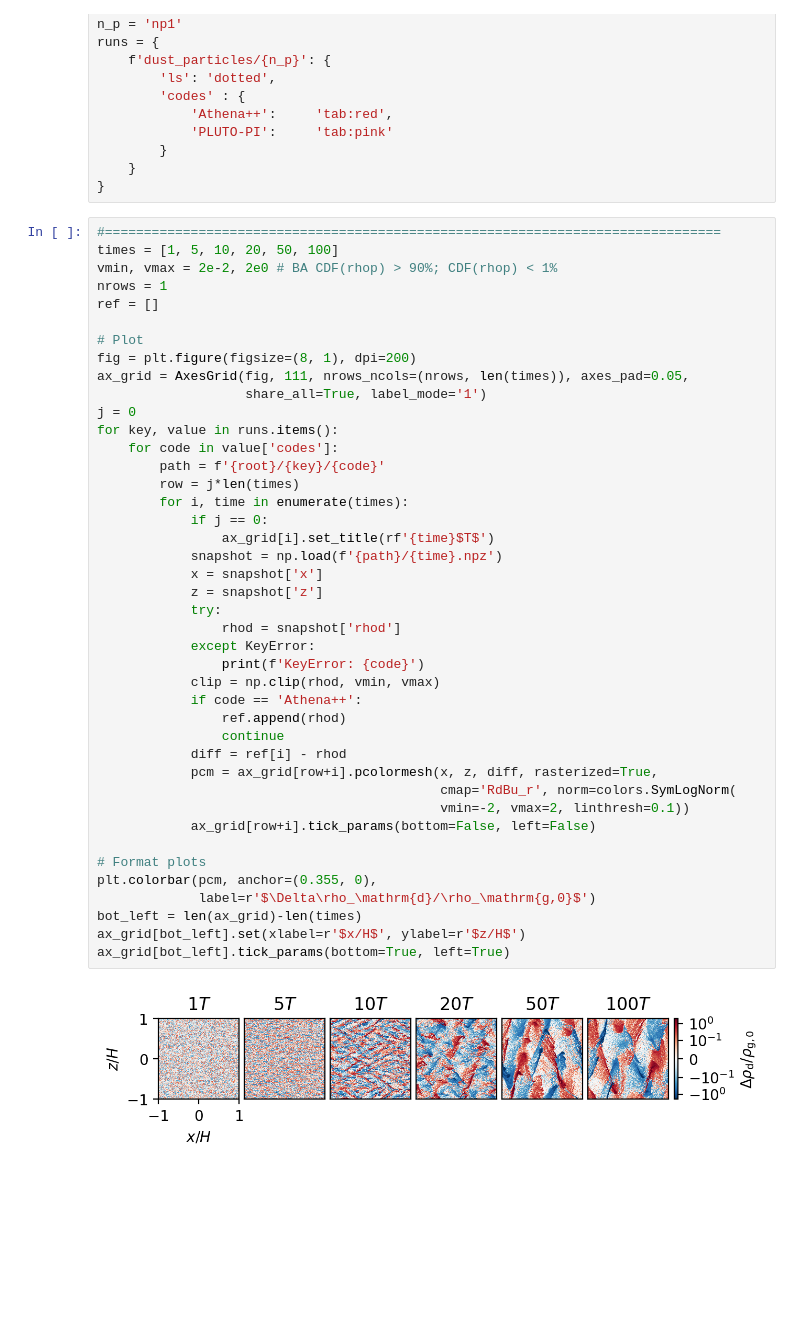
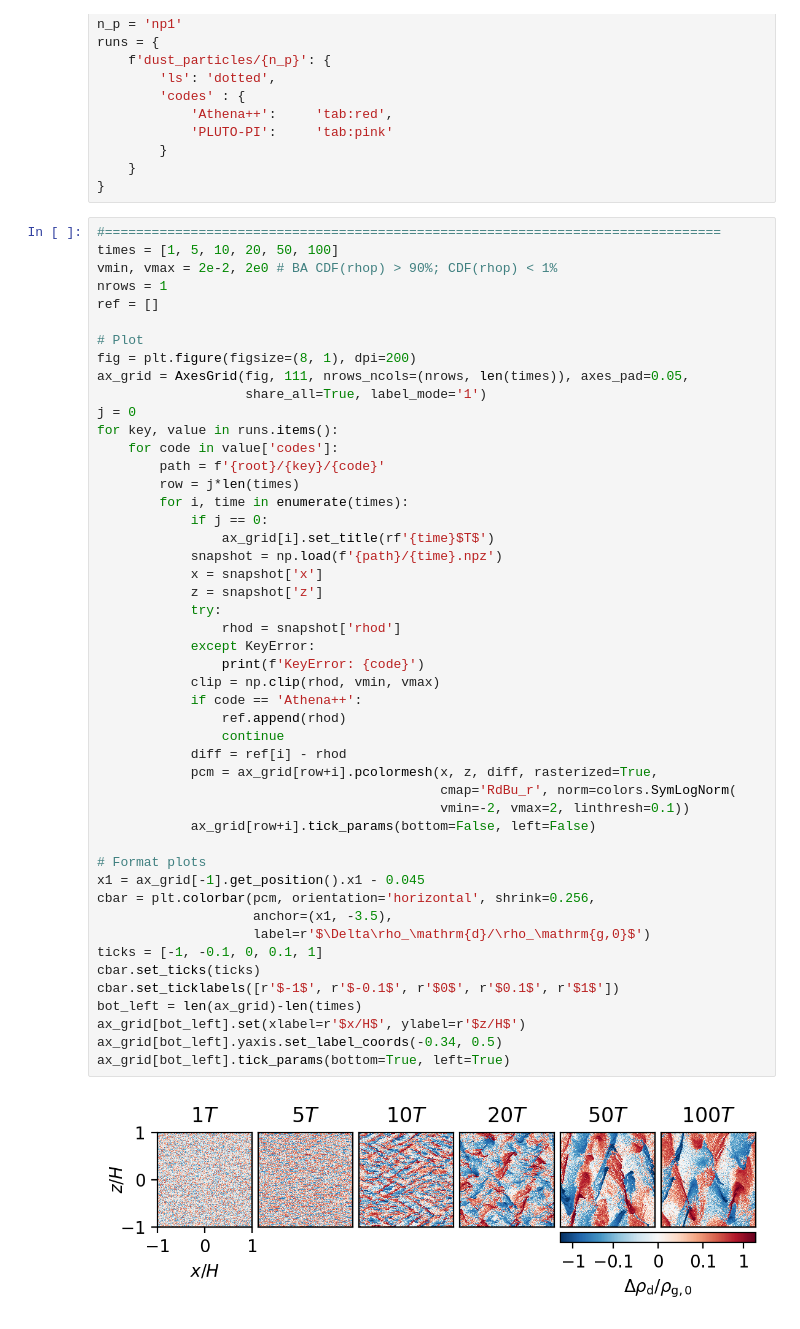
Before and after one commit to pfitsplus/sicc, a Jupyter notebook: unstratified/BA/notebooks/fig14.ipynb, the cells around one changed output. Drawn from its saved outputs; the diff is of its cells as text; blank space fills up the shorter version.

Commit message:
Move z/H axis labels inside grouping brackets and enlarge colorbars to improve readability

```diff
--- a/unstratified/BA/notebooks/fig14.ipynb
+++ b/unstratified/BA/notebooks/fig14.ipynb
@@ -42,33 +42,39 @@ ax_grid = AxesGrid(fig, 111, nrows_ncols=(nrows, len(times)), axes_pad=0.05,
 j = 0
 for key, value in runs.items():
     for code in value['codes']:
         path = f'{root}/{key}/{code}'
         row = j*len(times)
         for i, time in enumerate(times):
             if j == 0:
                 ax_grid[i].set_title(rf'{time}$T$')
             snapshot = np.load(f'{path}/{time}.npz')
             x = snapshot['x']
             z = snapshot['z']
             try:
                 rhod = snapshot['rhod']
             except KeyError:
                 print(f'KeyError: {code}')
             clip = np.clip(rhod, vmin, vmax)
             if code == 'Athena++':
                 ref.append(rhod)
                 continue
             diff = ref[i] - rhod
             pcm = ax_grid[row+i].pcolormesh(x, z, diff, rasterized=True,
                                             cmap='RdBu_r', norm=colors.SymLogNorm(
                                             vmin=-2, vmax=2, linthresh=0.1))
             ax_grid[row+i].tick_params(bottom=False, left=False)
 
 # Format plots
-plt.colorbar(pcm, anchor=(0.355, 0),
-             label=r'$\Delta\rho_\mathrm{d}/\rho_\mathrm{g,0}$')
+x1 = ax_grid[-1].get_position().x1 - 0.045
+cbar = plt.colorbar(pcm, orientation='horizontal', shrink=0.256,
+                    anchor=(x1, -3.5),
+                    label=r'$\Delta\rho_\mathrm{d}/\rho_\mathrm{g,0}$')
+ticks = [-1, -0.1, 0, 0.1, 1]
+cbar.set_ticks(ticks)
+cbar.set_ticklabels([r'$-1$', r'$-0.1$', r'$0$', r'$0.1$', r'$1$'])
 bot_left = len(ax_grid)-len(times)
 ax_grid[bot_left].set(xlabel=r'$x/H$', ylabel=r'$z/H$')
+ax_grid[bot_left].yaxis.set_label_coords(-0.34, 0.5)
 ax_grid[bot_left].tick_params(bottom=True, left=True)
 # %% [output]
-[figure, old version]
+[figure, new version]
```
Also changed, not shown: parts of 1 cell of this notebook, 4 other files.
